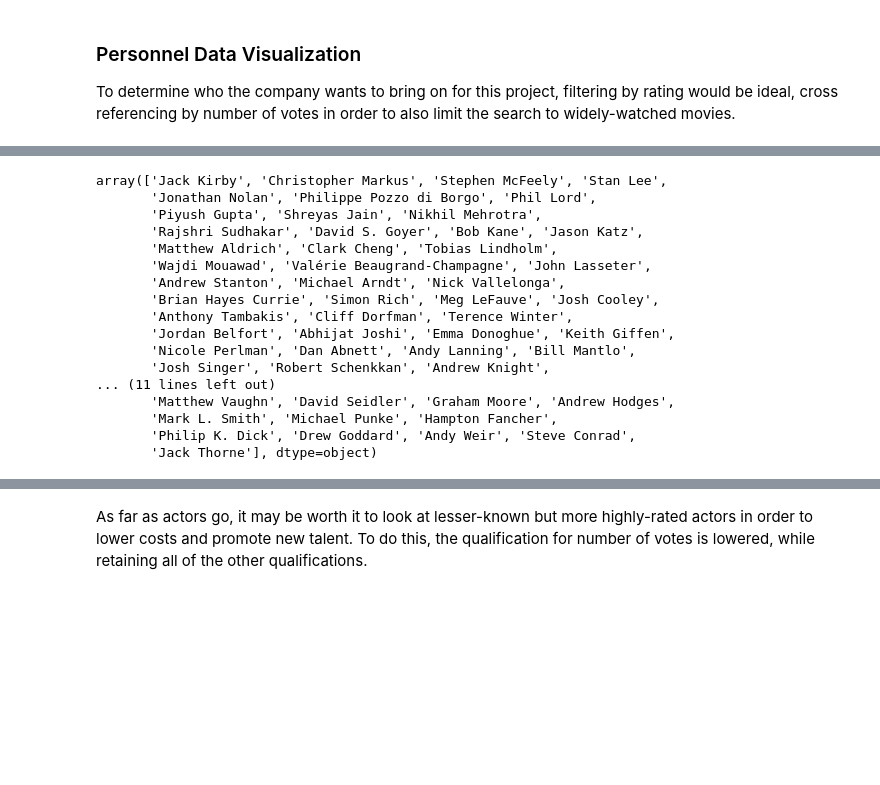
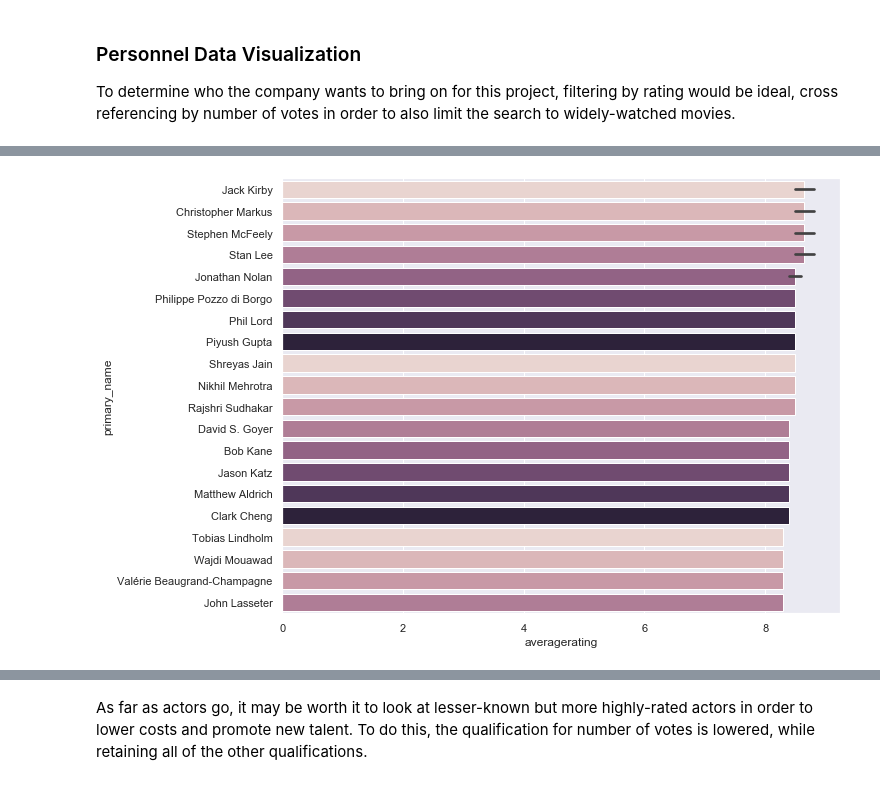
Before and after one commit to cam-benfield/EDA-Project, a Jupyter notebook: student.ipynb, the cells around one changed output, grey strips where cells are left out. Drawn from its saved outputs; the diff is of its cells as text; code cells hidden in the pictures; blank space fills up the shorter version.

```diff
--- a/student.ipynb
+++ b/student.ipynb
@@ -584,25 +601,10 @@ memory usage: 6.4+ KB
-# %%
-writers_df.set_index('primary_name')
-writers_df.groupby('primary_name').count()
-writers_df['primary_name'].unique()
-# %% [output]
-array(['Jack Kirby', 'Christopher Markus', 'Stephen McFeely', 'Stan Lee',
-       'Jonathan Nolan', 'Philippe Pozzo di Borgo', 'Phil Lord',
-       'Piyush Gupta', 'Shreyas Jain', 'Nikhil Mehrotra',
-       'Rajshri Sudhakar', 'David S. Goyer', 'Bob Kane', 'Jason Katz',
-       'Matthew Aldrich', 'Clark Cheng', 'Tobias Lindholm',
-       'Wajdi Mouawad', 'Valérie Beaugrand-Champagne', 'John Lasseter',
-       'Andrew Stanton', 'Michael Arndt', 'Nick Vallelonga',
-       'Brian Hayes Currie', 'Simon Rich', 'Meg LeFauve', 'Josh Cooley',
-       'Anthony Tambakis', 'Cliff Dorfman', 'Terence Winter',
-       'Jordan Belfort', 'Abhijat Joshi', 'Emma Donoghue', 'Keith Giffen',
-       'Nicole Perlman', 'Dan Abnett', 'Andy Lanning', 'Bill Mantlo',
-       'Josh Singer', 'Robert Schenkkan', 'Andrew Knight',
-... (11 lines left out)
-       'Matthew Vaughn', 'David Seidler', 'Graham Moore', 'Andrew Hodges',
-       'Mark L. Smith', 'Michael Punke', 'Hampton Fancher',
-       'Philip K. Dick', 'Drew Goddard', 'Andy Weir', 'Steve Conrad',
-       'Jack Thorne'], dtype=object)
+# %%
+writers_plot = sns.barplot(x=writers_df['averagerating'],
+                         y=writers_df['primary_name'],
+                         palette=sns.cubehelix_palette(8)
+                        )
+# %% [output]
+[figure, added]
 # %%
 cur.execute("""SELECT tconst,
                       primary_title,
```
Also changed, not shown: parts of 11 cells of this notebook.
